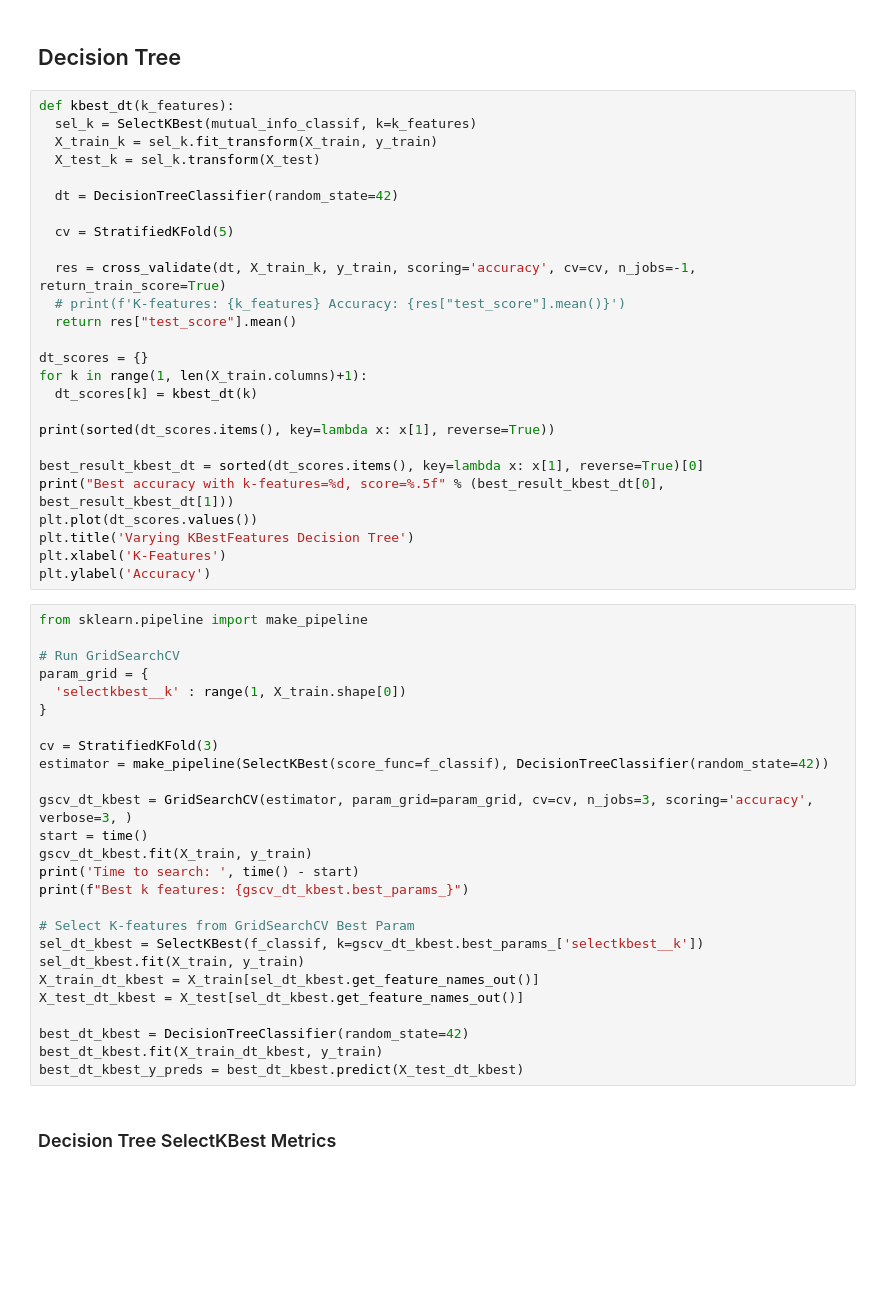
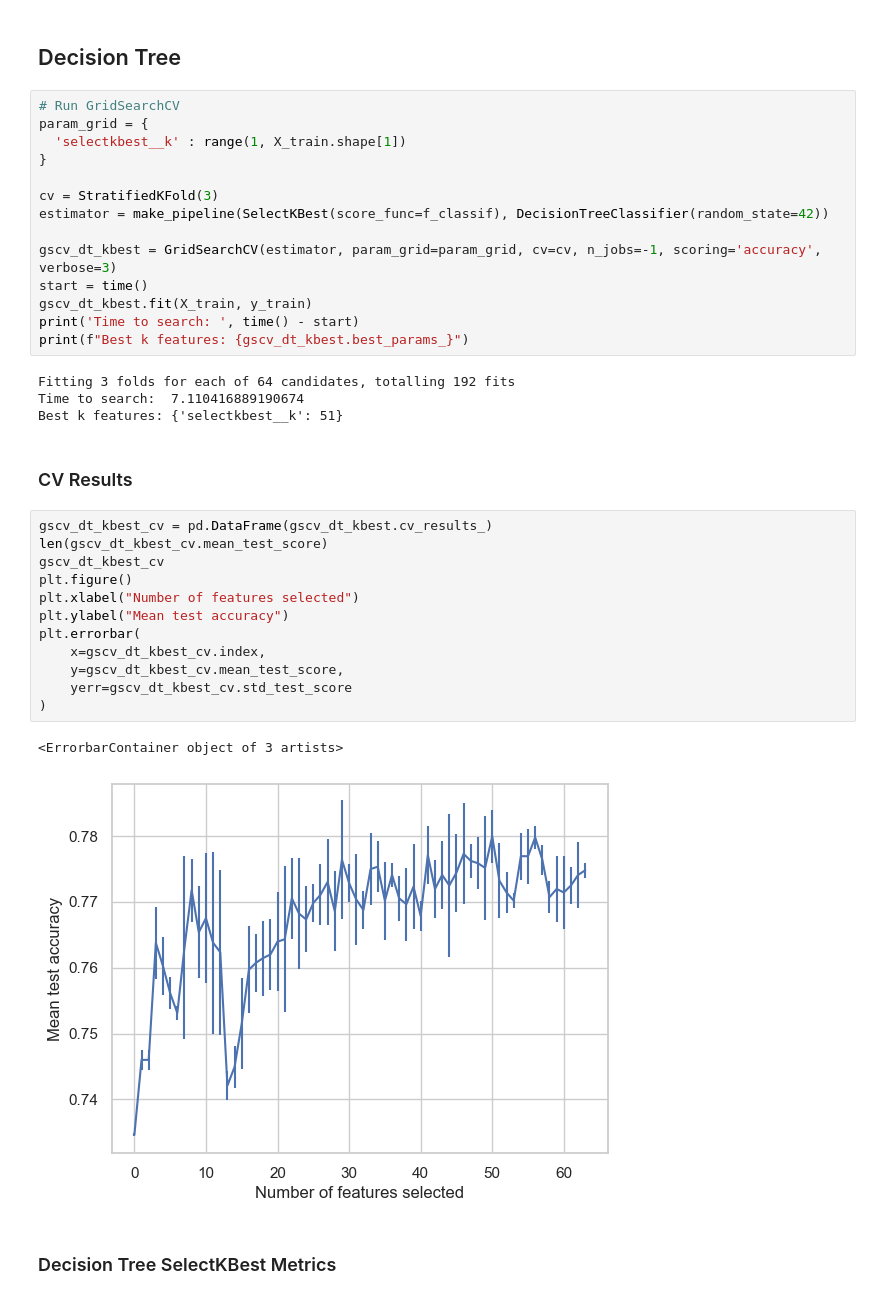
Before and after one commit to georgevrbs/customer_churn_machine_learning, a Jupyter notebook: Telecommunication_Customer_Churn_3.ipynb, the cells around one changed output. Drawn from its saved outputs; the diff is of its cells as text; blank space fills up the shorter version.

Commit message:
Added SelectKBest and RFECV with pipelines

```diff
--- a/Telecommunication_Customer_Churn_3.ipynb
+++ b/Telecommunication_Customer_Churn_3.ipynb
@@ -476,57 +476,40 @@ Predicting:  Logistic Regression
 kbest_scores = {}
 # %% [markdown]
 ## Decision Tree
-# %%
-def kbest_dt(k_features):
-  sel_k = SelectKBest(mutual_info_classif, k=k_features)
-  X_train_k = sel_k.fit_transform(X_train, y_train)
-  X_test_k = sel_k.transform(X_test)
-
-  dt = DecisionTreeClassifier(random_state=42)
-
-  cv = StratifiedKFold(5)
-
-  res = cross_validate(dt, X_train_k, y_train, scoring='accuracy', cv=cv, n_jobs=-1, return_train_score=True)
-  # print(f'K-features: {k_features} Accuracy: {res["test_score"].mean()}')
-  return res["test_score"].mean()
-
-dt_scores = {}
-for k in range(1, len(X_train.columns)+1):
-  dt_scores[k] = kbest_dt(k)
-
-print(sorted(dt_scores.items(), key=lambda x: x[1], reverse=True))
-
-best_result_kbest_dt = sorted(dt_scores.items(), key=lambda x: x[1], reverse=True)[0]
-print("Best accuracy with k-features=%d, score=%.5f" % (best_result_kbest_dt[0], best_result_kbest_dt[1]))
-plt.plot(dt_scores.values())
-plt.title('Varying KBestFeatures Decision Tree')
-plt.xlabel('K-Features')
-plt.ylabel('Accuracy')
 # %%
-from sklearn.pipeline import make_pipeline
-
 # Run GridSearchCV
 param_grid = {
-  'selectkbest__k' : range(1, X_train.shape[0])
+  'selectkbest__k' : range(1, X_train.shape[1])
 }
 
 cv = StratifiedKFold(3)
 estimator = make_pipeline(SelectKBest(score_func=f_classif), DecisionTreeClassifier(random_state=42))
 
-gscv_dt_kbest = GridSearchCV(estimator, param_grid=param_grid, cv=cv, n_jobs=3, scoring='accuracy', verbose=3, )
+gscv_dt_kbest = GridSearchCV(estimator, param_grid=param_grid, cv=cv, n_jobs=-1, scoring='accuracy', verbose=3)
 start = time()
 gscv_dt_kbest.fit(X_train, y_train)
 print('Time to search: ', time() - start)
 print(f"Best k features: {gscv_dt_kbest.best_params_}")
-
-# Select K-features from GridSearchCV Best Param
-sel_dt_kbest = SelectKBest(f_classif, k=gscv_dt_kbest.best_params_['selectkbest__k'])
-sel_dt_kbest.fit(X_train, y_train)
-X_train_dt_kbest = X_train[sel_dt_kbest.get_feature_names_out()]
-X_test_dt_kbest = X_test[sel_dt_kbest.get_feature_names_out()]
-
-best_dt_kbest = DecisionTreeClassifier(random_state=42)
-best_dt_kbest.fit(X_train_dt_kbest, y_train)
-best_dt_kbest_y_preds = best_dt_kbest.predict(X_test_dt_kbest)
+# %% [output]
+Fitting 3 folds for each of 64 candidates, totalling 192 fits
+Time to search:  7.110416889190674
+Best k features: {'selectkbest__k': 51}
+# %% [markdown]
+### CV Results
+# %%
+gscv_dt_kbest_cv = pd.DataFrame(gscv_dt_kbest.cv_results_)
+len(gscv_dt_kbest_cv.mean_test_score)
+gscv_dt_kbest_cv
+plt.figure()
+plt.xlabel("Number of features selected")
+plt.ylabel("Mean test accuracy")
+plt.errorbar(
+    x=gscv_dt_kbest_cv.index,
+    y=gscv_dt_kbest_cv.mean_test_score,
+    yerr=gscv_dt_kbest_cv.std_test_score
+)
+# %% [output]
+<ErrorbarContainer object of 3 artists>
+[figure, added]
 # %% [markdown]
 ### Decision Tree SelectKBest Metrics
```
Also changed, not shown: parts of 55 cells of this notebook.
